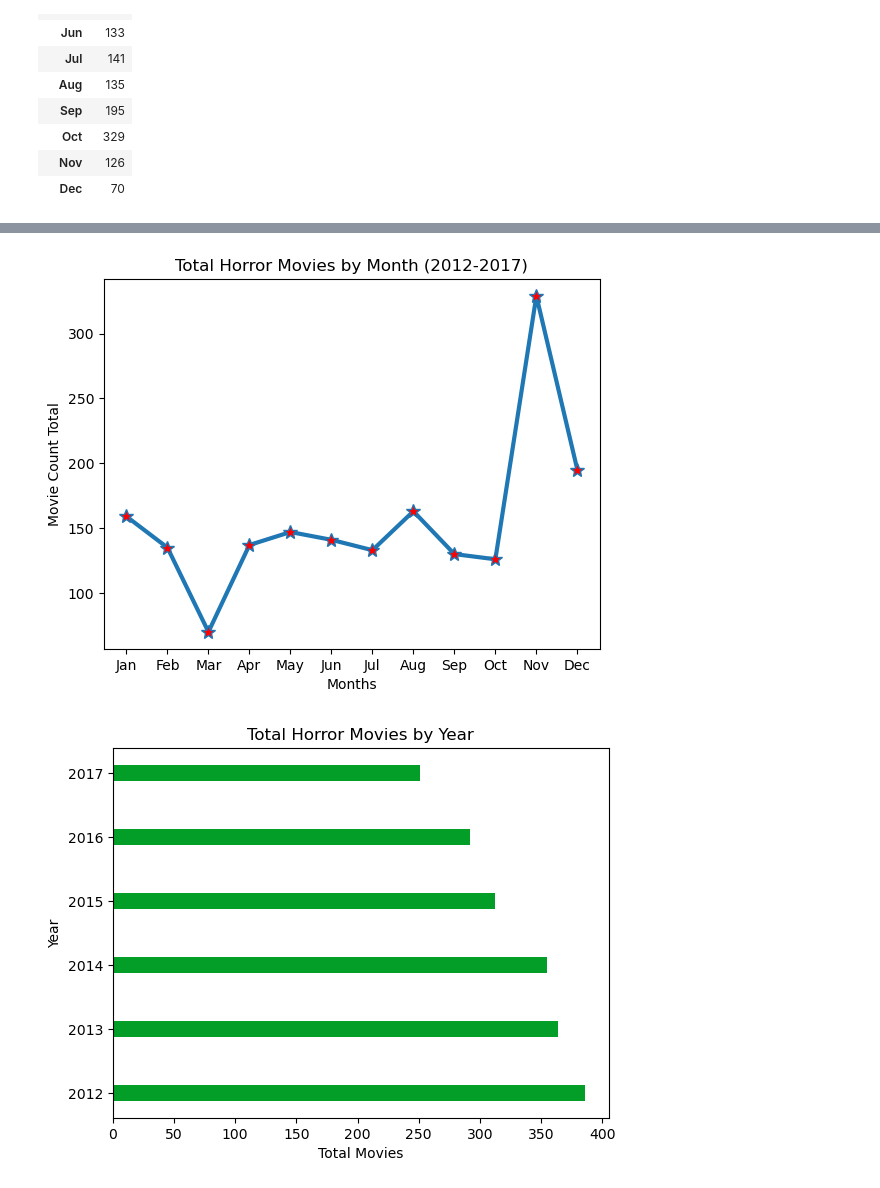
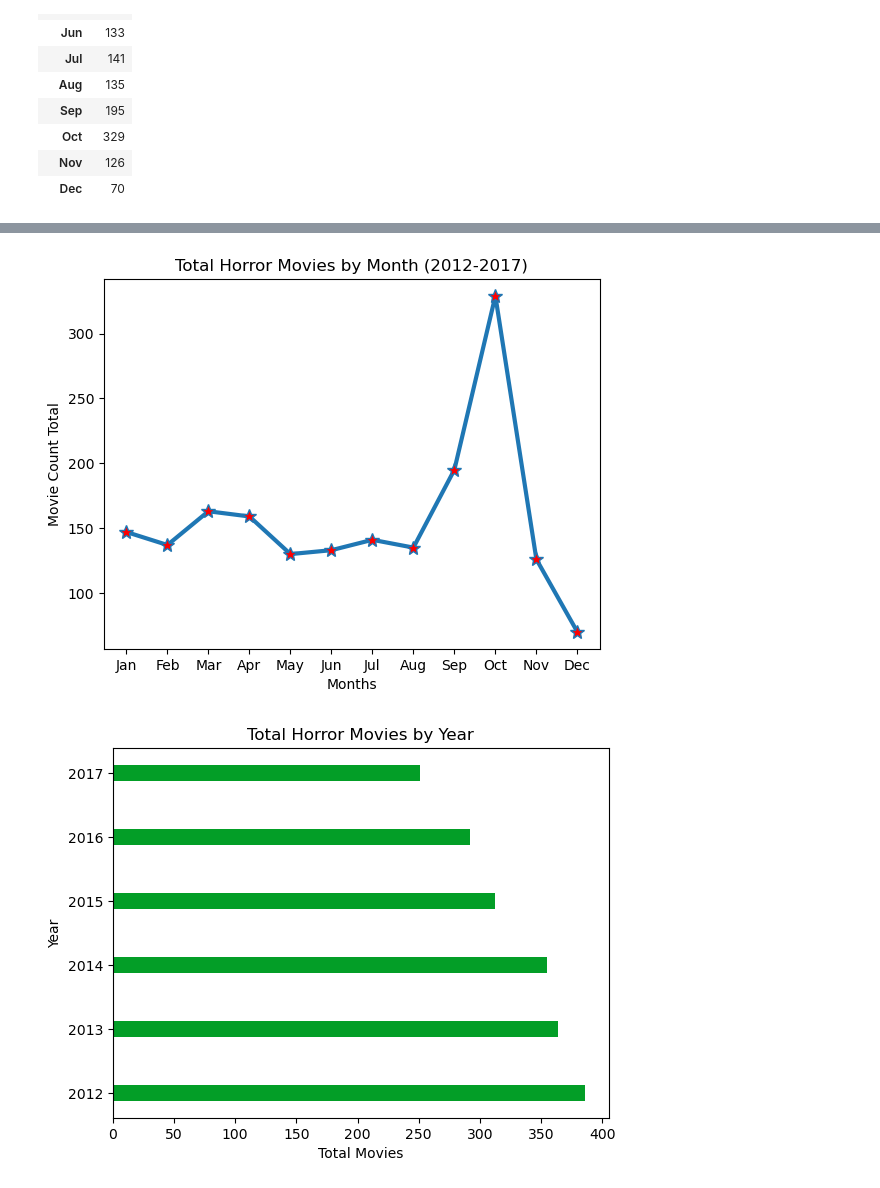
Before and after one commit to PerryMark773/Project-1-Team-1, a Jupyter notebook: VS_MONTHS.ipynb, the cells around one changed output, grey strips where cells are left out. Drawn from its saved outputs; the diff is of its cells as text; code cells hidden in the pictures.

```diff
--- a/VS_MONTHS.ipynb
+++ b/VS_MONTHS.ipynb
@@ -325,14 +325,14 @@ df_sorted
 1960 rows × 15 columns
 # %%
 # Generate a summary statistics table of every month
-months = IMDB_Clean4_df.groupby(['Month'])
+month = IMDB_Clean4_df.groupby(['Month'])
 
-sum_mo = months['Month'].count()
+sum_mo = month['Month'].count()
 
 # Assemble the resulting series into a single summary DataFrame in order from Jan-Dec
-df_sorted = pd.DataFrame({"Total": sum_mo})
-df_sorted = df_sorted.sort_values(by='Month', key=lambda x: x.map(month_order))
-df_sorted
+sorted_df = pd.DataFrame({"Total": sum_mo})
+sorted_df = sorted_df.sort_values(by='Month', key=lambda x: x.map(month_order))
+sorted_df
 # %% [output]
 |  | Total |
 | Month |  |
@@ -367,16 +367,16 @@ plt.show()
 # %%
 # Generate a line plot
-mo = ["Jan", "Feb", "Mar", "Apr", "May", "Jun", "Jul", "Aug", "Sep", "Oct", "Nov", "Dec"]
-total_mo = months['Month'].value_counts()
+month = ["Jan", "Feb", "Mar", "Apr", "May", "Jun", "Jul", "Aug", "Sep", "Oct", "Nov", "Dec"]
+count = sorted_df
 
-plt.plot(mo, total_mo, marker = '*', ms = 10, mfc = 'r', linewidth = 3)
+plt.plot(month, count, marker = '*', ms = 10, mfc = 'r', linewidth = 3)
 plt.title("Total Horror Movies by Month (2012-2017)")
 plt.xlabel("Months")
 plt.ylabel("Movie Count Total")
 
 plt.show()
 # %% [output]
-[figure, old version]
+[figure, new version]
 # %%
 # setting up horizontal bar chart
 yr = [2012,2013,2014,2015,2016,2017]
```
Also changed, not shown: parts of 1 cell of this notebook.
